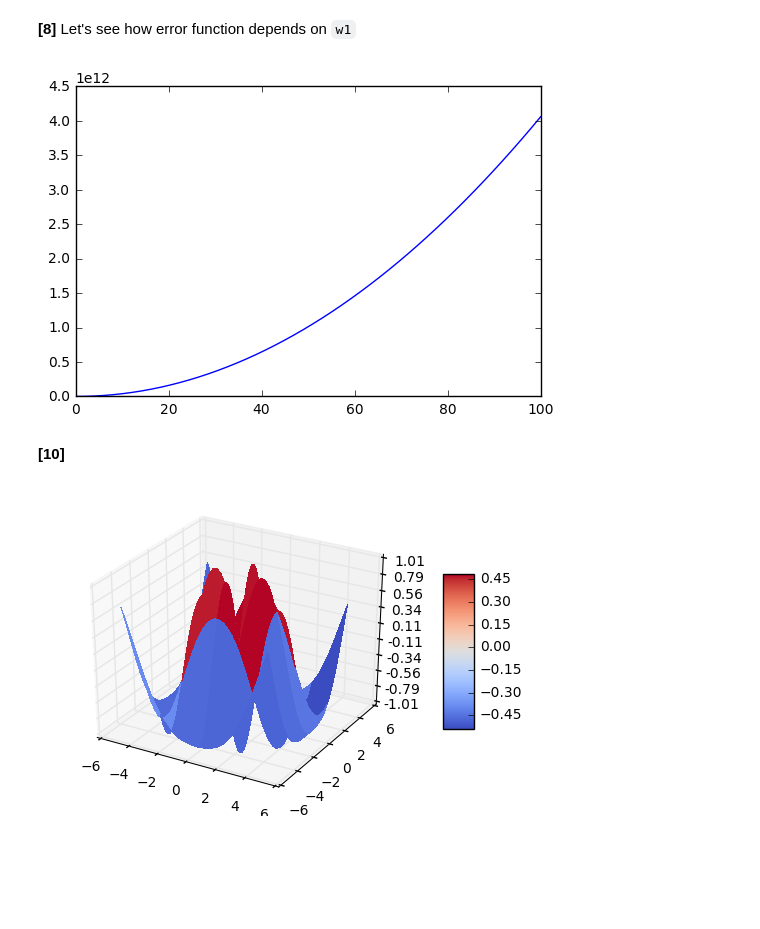
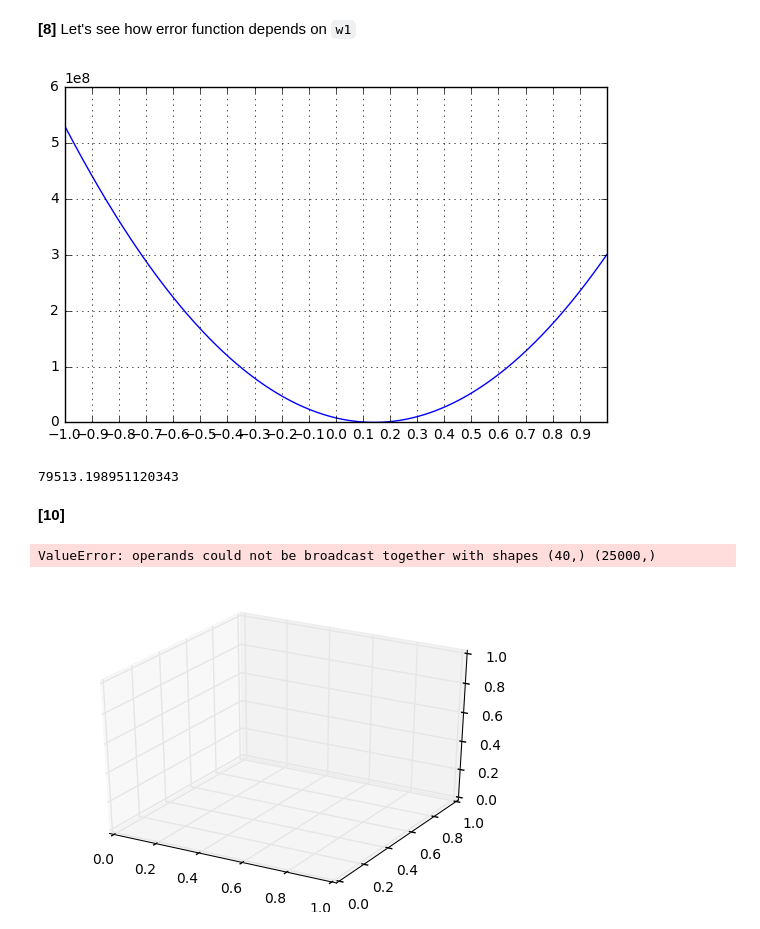
Before and after one commit to EvdokimovN/S7DataScience, a Jupyter notebook: S7DataScience.ipynb, the cells around one changed output. Cells and saved outputs as stored; diff of their text form; code cells hidden in the pictures; blank space fills up the shorter version.

Commit message:
Plot error graph

```diff
--- a/S7DataScience.ipynb
+++ b/S7DataScience.ipynb
@@ -215,46 +195,55 @@ df
 **[8]** Let's see how error function depends on `w1`
 # %%
 w0 = 50
-w1 = np.linspace(0, 100)
+w1 = np.linspace(-1, 1, num=1000)
 y = []
 for w in w1:
     y.append(error(w0,w,df[height_column_index], df[weight_column_index]))
 plt.figure()
 plt.plot(w1, y)
+plt.tight_layout()
+plt.xticks(np.arange(min(w1), max(w1), 0.1))
+
+plt.grid()
 plt.show()
+min(y)
 # %% [output]
-[figure, old version]
+[figure, new version]
+79513.198951120343
 # %% [markdown]
 **[10]**
 # %%
 from mpl_toolkits.mplot3d import Axes3D
 import matplotlib.pyplot as plt
 from matplotlib import cm
 from matplotlib.ticker import LinearLocator, FormatStrFormatter
 import numpy as np
 
 
 fig = plt.figure()
 ax = fig.gca(projection='3d')
 
 # Make data.
 X = np.arange(-5, 5, 0.25)
 Y = np.arange(-5, 5, 0.25)
 X, Y = np.meshgrid(X, Y)
-Z = [error(w0, w1, df[height_column_index], df[weight_column_index])]
+Z = [error(w0, w1, df[height_column_index], df[weight_column_index]) for w0, w1 in zip(X,Y)]
+
+#Z = error(X,Y, df[height_column_index], df[weight_column_index])
 
 # Plot the surface.
 surf = ax.plot_surface(X, Y, Z, cmap=cm.coolwarm,
-                       linewidth=0, antialiased=False)
+                       linewidth=1, antialiased=False)
 
 # Customize the z axis.
-ax.set_zlim(-1.01, 1.01)
+#ax.set_zlim(-1.01, 1.01)
 ax.zaxis.set_major_locator(LinearLocator(10))
 ax.zaxis.set_major_formatter(FormatStrFormatter('%.02f'))
 
 # Add a color bar which maps values to colors.
 fig.colorbar(surf, shrink=0.5, aspect=5)
 
 plt.show()
 # %% [output]
+ValueError: operands could not be broadcast together with shapes (40,) (25000,)
-[figure, old version]
+[figure, new version]
```
Also changed, not shown: parts of 1 cell of this notebook.
